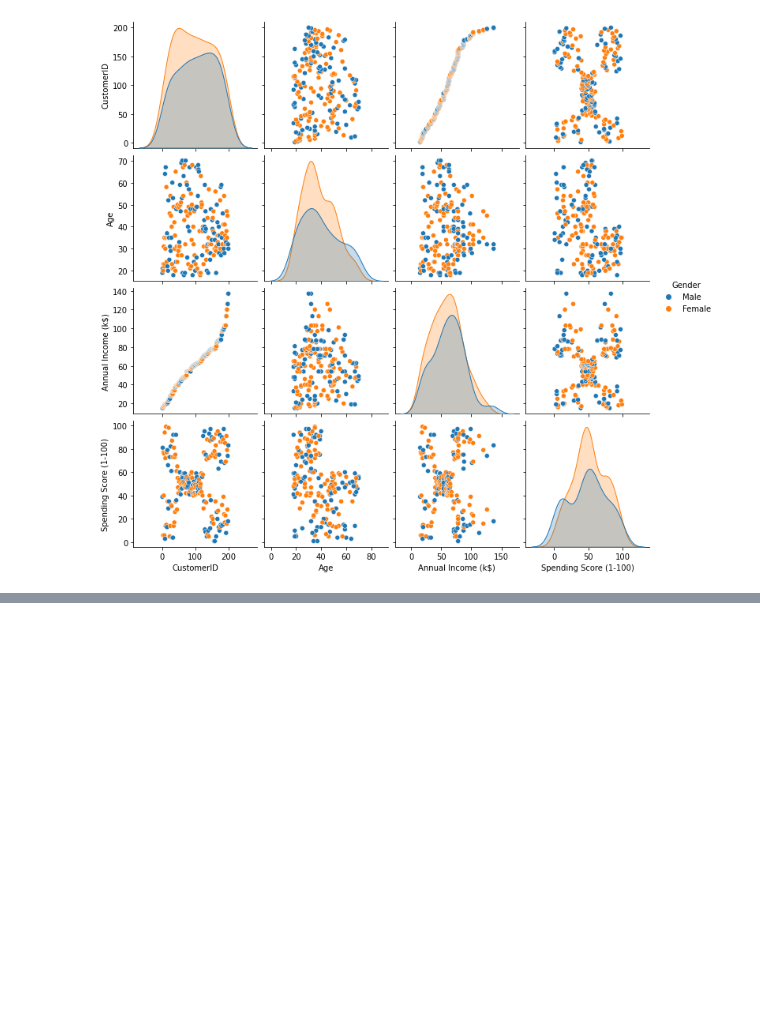
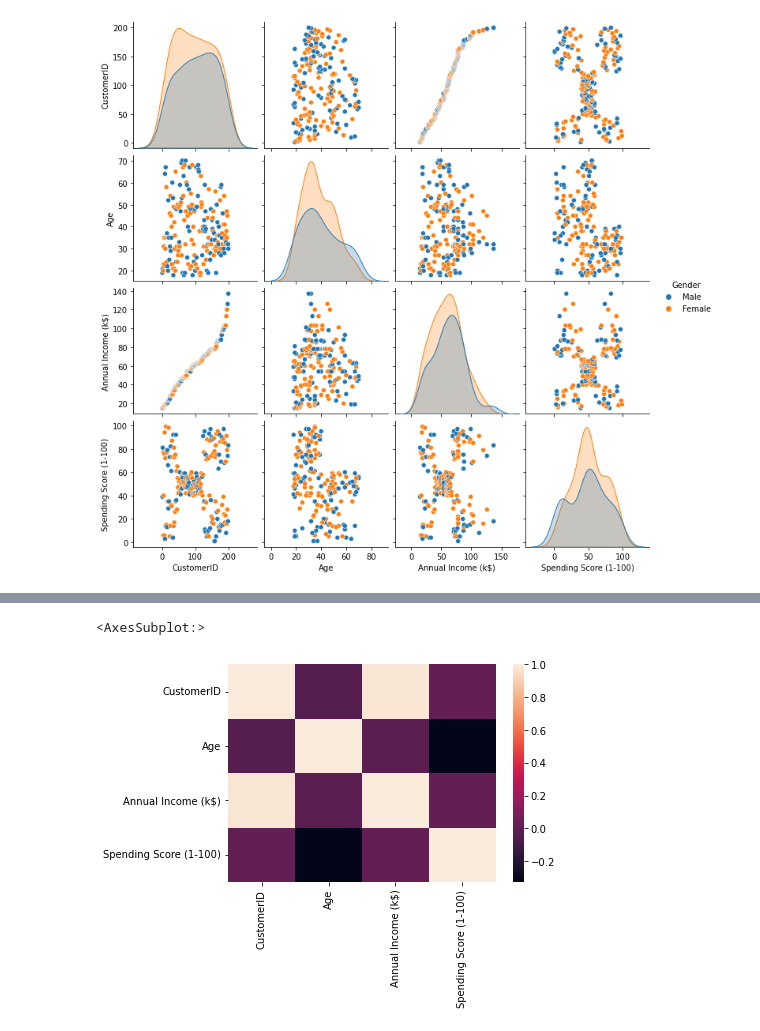
Before and after one commit to leeran7/data-science-class, a Jupyter notebook: notes9.ipynb, the cells around one changed output, grey strips where cells are left out. Saved outputs shown, nothing was run; the diff lists cells and outputs as text; code cells hidden in the pictures; blank space fills up the shorter version.

```diff
--- a/notes9.ipynb
+++ b/notes9.ipynb
@@ -184,0 +219,5 @@ sns.pairplot(mall, hue="Gender")
+# %%
+sns.heatmap(mall.corr())
+# %% [output]
+<AxesSubplot:>
+[figure, added]
```
Also changed, not shown: parts of 6 cells of this notebook, 3 other files.
